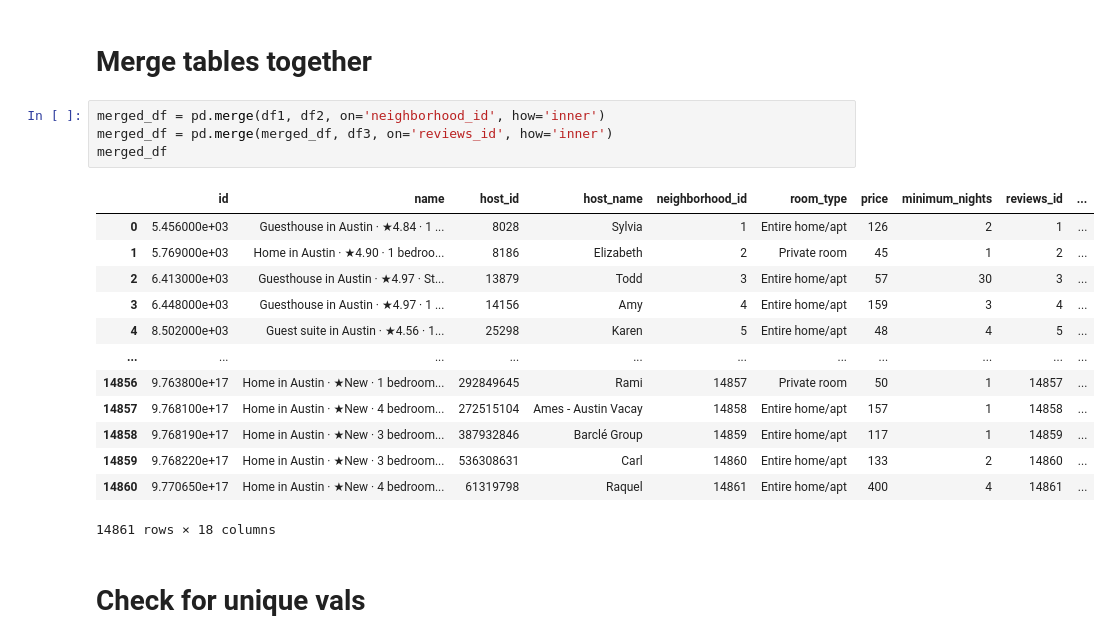
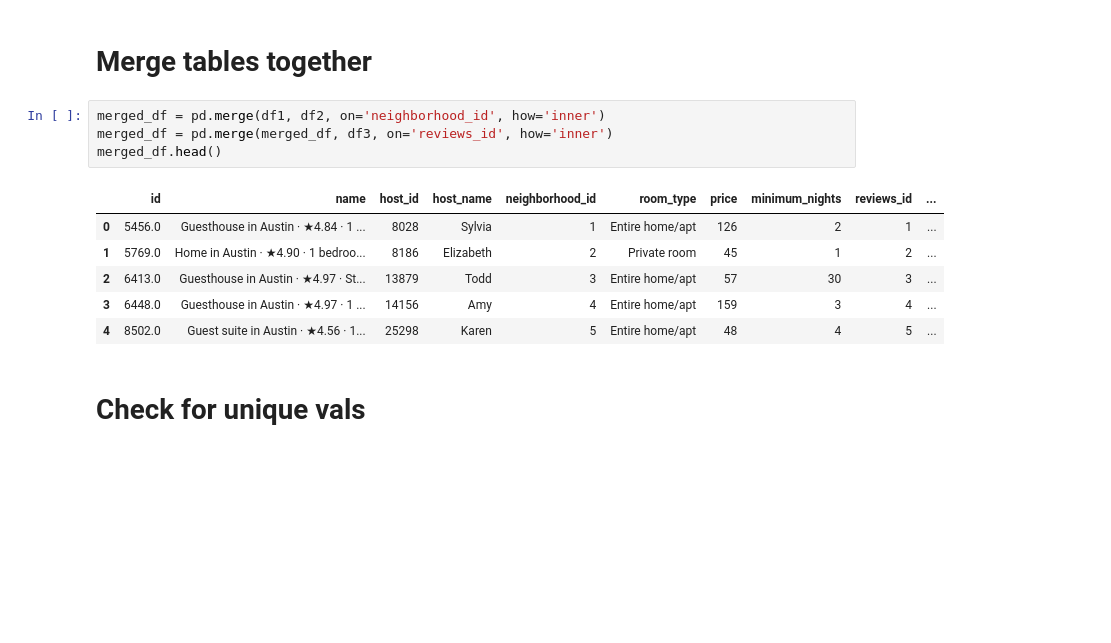
Before and after one commit to AchyDaMan/airbnbdata, a Jupyter notebook: airbnb_ml.ipynb, the cells around one changed output. Cells and saved outputs as stored; diff of their text form; blank space fills up the shorter version.

```diff
--- a/airbnb_ml.ipynb
+++ b/airbnb_ml.ipynb
@@ -30,21 +30,14 @@ df1
 # %%
 merged_df = pd.merge(df1, df2, on='neighborhood_id', how='inner')
 merged_df = pd.merge(merged_df, df3, on='reviews_id', how='inner')
-merged_df
+merged_df.head()
 # %% [output]
 |  | id | name | host_id | host_name | neighborhood_id | room_type | price | minimum_nights | reviews_id | ... |
-| 0 | 5.456000e+03 | Guesthouse in Austin · ★4.84 · 1 ... | 8028 | Sylvia | 1 | Entire home/apt | 126 | 2 | 1 | ... |
-| 1 | 5.769000e+03 | Home in Austin · ★4.90 · 1 bedroo... | 8186 | Elizabeth | 2 | Private room | 45 | 1 | 2 | ... |
-| 2 | 6.413000e+03 | Guesthouse in Austin · ★4.97 · St... | 13879 | Todd | 3 | Entire home/apt | 57 | 30 | 3 | ... |
-| 3 | 6.448000e+03 | Guesthouse in Austin · ★4.97 · 1 ... | 14156 | Amy | 4 | Entire home/apt | 159 | 3 | 4 | ... |
-| 4 | 8.502000e+03 | Guest suite in Austin · ★4.56 · 1... | 25298 | Karen | 5 | Entire home/apt | 48 | 4 | 5 | ... |
-| ... | ... | ... | ... | ... | ... | ... | ... | ... | ... | ... |
-| 14856 | 9.763800e+17 | Home in Austin · ★New · 1 bedroom... | 292849645 | Rami | 14857 | Private room | 50 | 1 | 14857 | ... |
-| 14857 | 9.768100e+17 | Home in Austin · ★New · 4 bedroom... | 272515104 | Ames - Austin Vacay | 14858 | Entire home/apt | 157 | 1 | 14858 | ... |
-| 14858 | 9.768190e+17 | Home in Austin · ★New · 3 bedroom... | 387932846 | Barclé Group | 14859 | Entire home/apt | 117 | 1 | 14859 | ... |
-| 14859 | 9.768220e+17 | Home in Austin · ★New · 3 bedroom... | 536308631 | Carl | 14860 | Entire home/apt | 133 | 2 | 14860 | ... |
-| 14860 | 9.770650e+17 | Home in Austin · ★New · 4 bedroom... | 61319798 | Raquel | 14861 | Entire home/apt | 400 | 4 | 14861 | ... |
+| 0 | 5456.0 | Guesthouse in Austin · ★4.84 · 1 ... | 8028 | Sylvia | 1 | Entire home/apt | 126 | 2 | 1 | ... |
+| 1 | 5769.0 | Home in Austin · ★4.90 · 1 bedroo... | 8186 | Elizabeth | 2 | Private room | 45 | 1 | 2 | ... |
+| 2 | 6413.0 | Guesthouse in Austin · ★4.97 · St... | 13879 | Todd | 3 | Entire home/apt | 57 | 30 | 3 | ... |
+| 3 | 6448.0 | Guesthouse in Austin · ★4.97 · 1 ... | 14156 | Amy | 4 | Entire home/apt | 159 | 3 | 4 | ... |
+| 4 | 8502.0 | Guest suite in Austin · ★4.56 · 1... | 25298 | Karen | 5 | Entire home/apt | 48 | 4 | 5 | ... |
-14861 rows × 18 columns
 # %% [markdown]
 # Check for unique vals
 # %%
```
Also changed, not shown: parts of 14 cells of this notebook.
